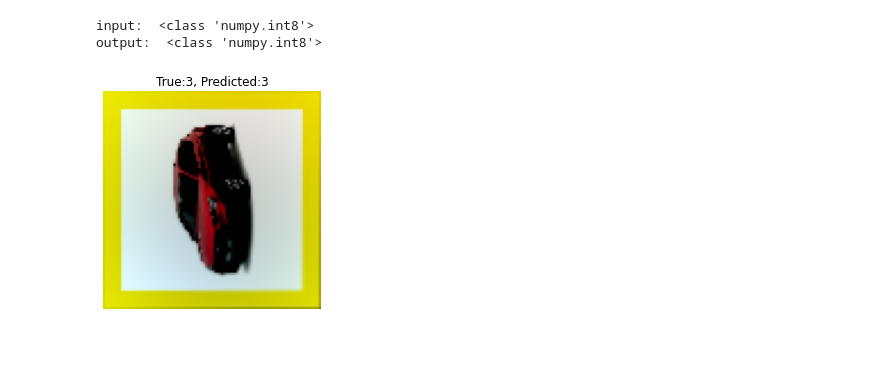
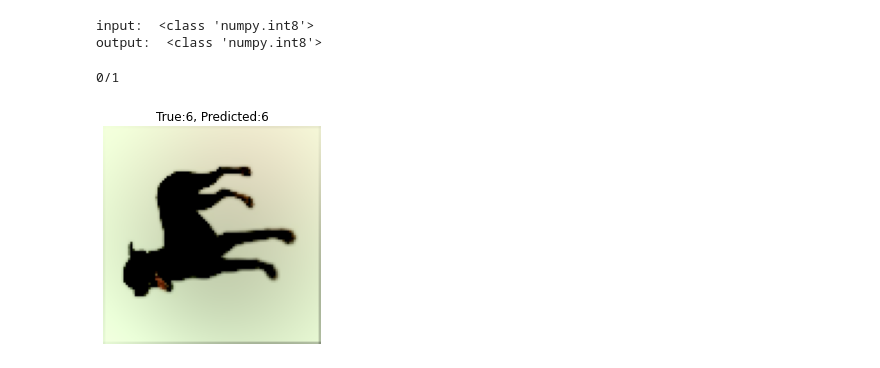
Before and after one commit to FredBill1/TFLite_Smartcar, a Jupyter notebook: src/convert.ipynb, the cells around one changed output. Saved outputs shown, nothing was run; the diff lists cells and outputs as text; code cells hidden in the pictures.

```diff
--- a/src/convert.ipynb
+++ b/src/convert.ipynb
@@ -31,6 +29,9 @@ test_images, test_labels = train_ds.batch(100).as_numpy_iterator().next()
+# %%
+test_cnt = 100
+test_images, test_labels = np.array(list(train_ds.take(test_cnt).as_numpy_iterator()), dtype=object).T
 # %%
 def representative_data_gen():
-    for image, label in train_ds.take(100):
+    for image, label in train_ds:
         yield [tf.reshape(image, (1, IMG_SIZE, IMG_SIZE, 3))]
 
 converter = tf.lite.TFLiteConverter.from_keras_model(model)
@@ -48,5 +49,5 @@ WARNING:absl:Buffer deduplication procedure will be skipped when flatbuffer libr
 # %%
-interpreter = tf.lite.Interpreter(model_content=tflite_model_quant)
+interpreter = tf.lite.Interpreter(model_content=tflite_model_quant, num_threads=16)
 input_type = interpreter.get_input_details()[0]['dtype']
 print('input: ', input_type)
 output_type = interpreter.get_output_details()[0]['dtype']
@@ -63,6 +64,8 @@ def run_tflite_model(interpreter, test_image_indices):
 
     predictions = np.zeros((len(test_image_indices),), dtype=int)
     for i, test_image_index in enumerate(test_image_indices):
+        if (i % 10 == 0):
+            print('%d/%d' % (i, len(test_image_indices)))
         test_image = test_images[test_image_index]
         test_label = test_labels[test_image_index]
 
@@ -99,10 +102,11 @@ def evaluate_model(interpreter):
     accuracy = (np.sum(test_labels== predictions) * 100) / len(test_images)
     print('accuracy is %.4f%% (Number of test samples=%d)' % (accuracy, len(test_images)))
 # %%
-interpreter = tf.lite.Interpreter(model_path=str(TFLite_file))
+interpreter = tf.lite.Interpreter(model_path=str(TFLite_file), num_threads=16)
 interpreter.allocate_tensors()
 test_model(interpreter, 4)
 # %% [output]
+0/1
-[figure, old version]
+[figure, new version]
 # %%
 evaluate_model(interpreter)
```
Also changed, not shown: parts of 5 cells of this notebook, 4 other files.
